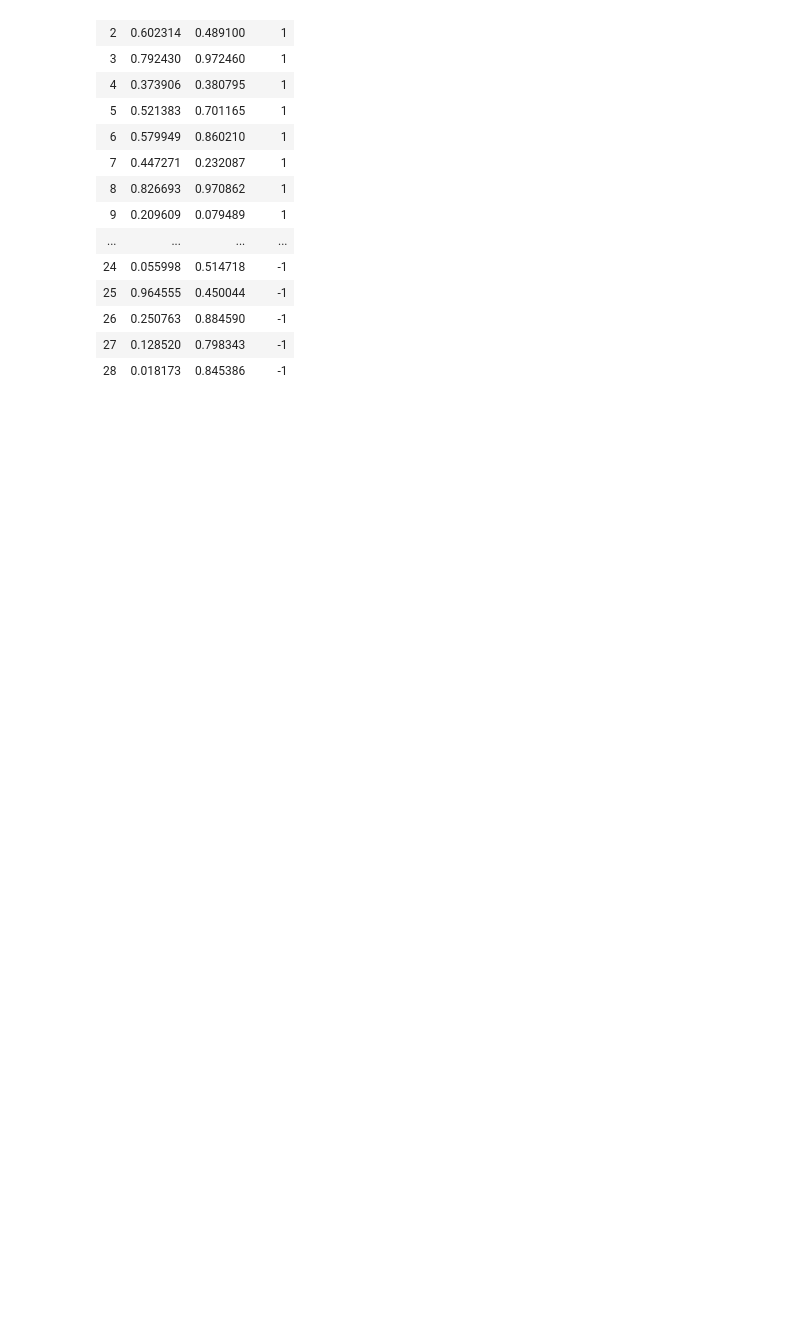
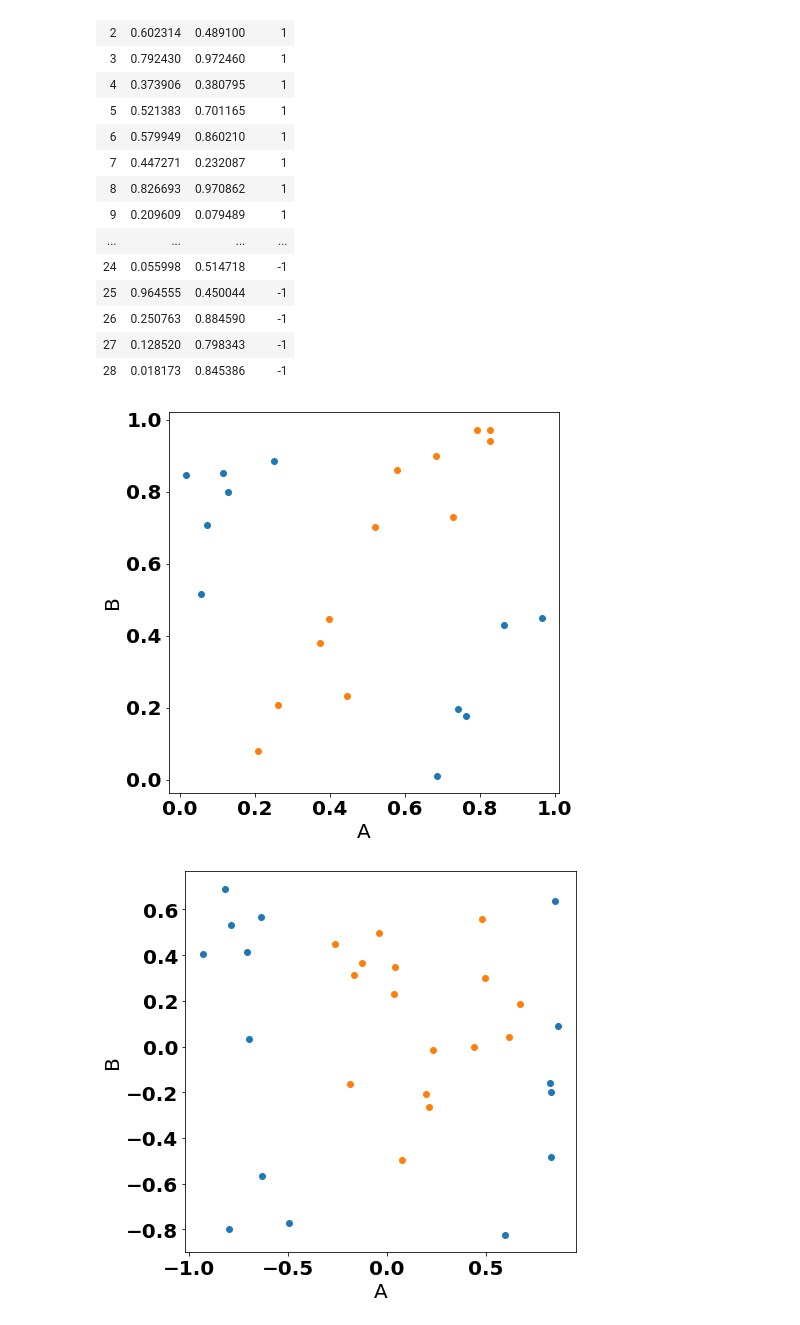
Before and after one commit to manyasha-n-m/rokz, a Jupyter notebook: rokz_labs/lab2/lab2.ipynb, the cells around one changed output. Drawn from its saved outputs; the diff is of its cells as text; code cells hidden in the pictures; blank space fills up the shorter version.

```diff
--- a/rokz_labs/lab2/lab2.ipynb
+++ b/rokz_labs/lab2/lab2.ipynb
@@ -44,3 +44,26 @@ df1
 | 26 | 0.250763 | 0.884590 | -1 |
 | 27 | 0.128520 | 0.798343 | -1 |
 | 28 | 0.018173 | 0.845386 | -1 |
+# %%
+def plot(df):
+    plt.figure(figsize=(7,7))
+    font = {'weight' : 'bold', 'size'   : 20}
+    plt.rc('font', **font)
+    try:
+        df1, df2 = [x for _, x in df.groupby(df['class'] == 1)]
+        plt.scatter(df1.A, df1.B)
+        plt.scatter(df2.A, df2.B)
+    except Exception:
+        print('Only one class was detected')
+        plt.scatter(df.A, df.B)
+    plt.xlabel('A')
+    plt.ylabel('B')
+# %%
+train1, test1 = train_test_split(df1, test_size=0.2)
+train2, test2 = train_test_split(df2, test_size=0.2)
+# %%
+plot(train1)
+plot(train2)
+# %% [output]
+[figure, added]
+[figure, added]
```
Also changed, not shown: parts of 7 cells of this notebook.
